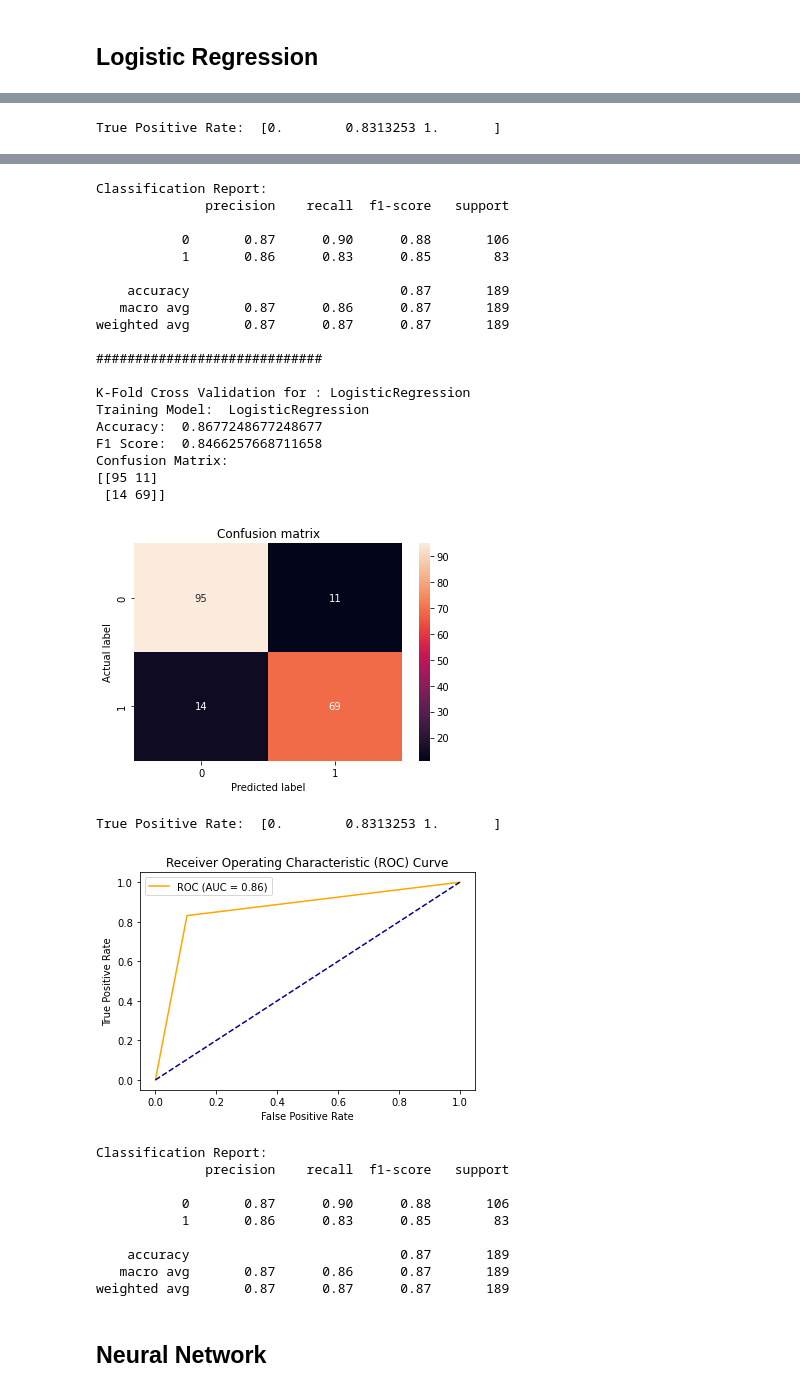
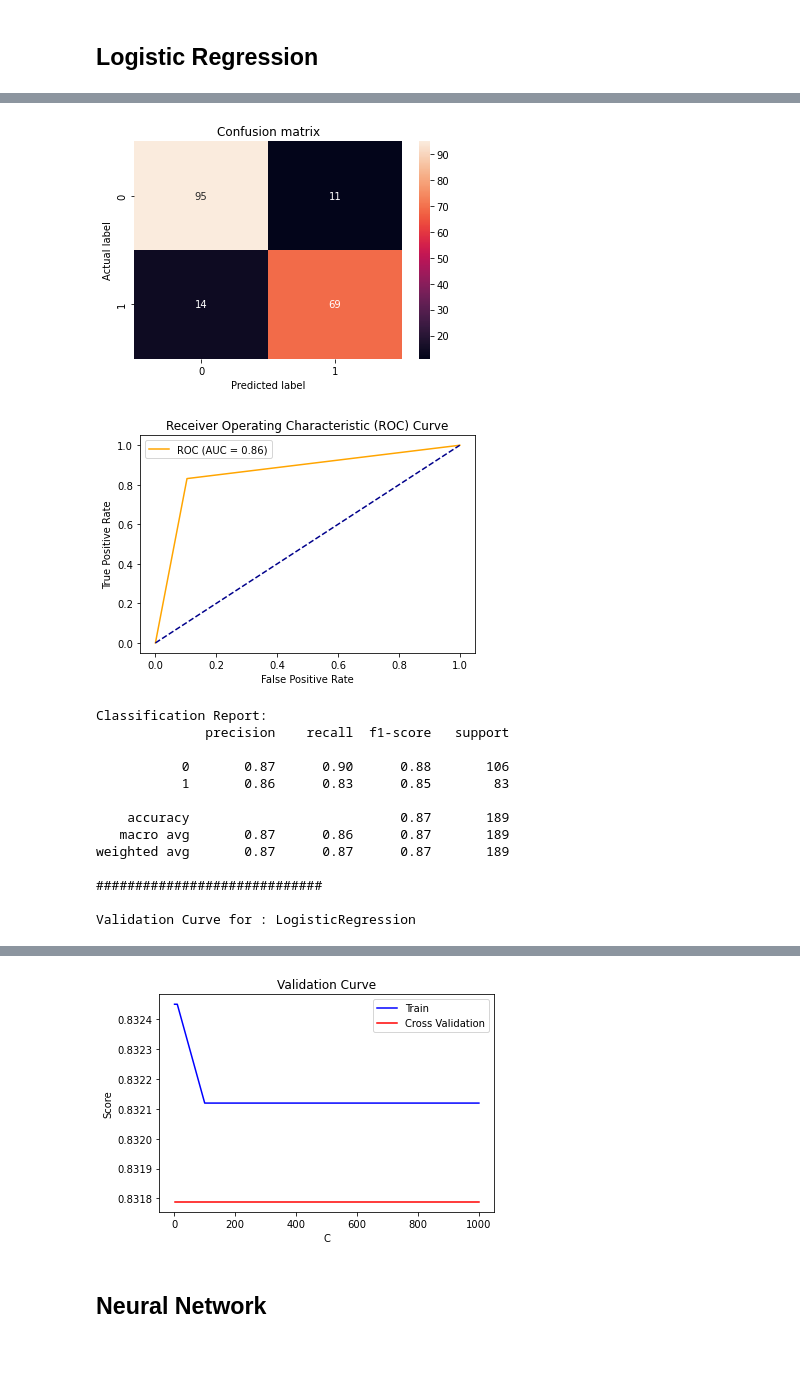
Before and after one commit to TheScorpoi/faa-mammographic, a Jupyter notebook: src/main.ipynb, the cells around one changed output, grey strips where cells are left out. Cells and saved outputs as stored; diff of their text form; code cells hidden in the pictures; blank space fills up the shorter version.

```diff
--- a/src/main.ipynb
+++ b/src/main.ipynb
@@ -202,8 +204,6 @@ def train(model, X_train, X_test, y_train, y_test ):
     # ROC Curve
     fpr, tpr, thresholds = roc_curve(y_test, y_pred)
 
-    print("True Positive Rate: ", tpr)
-
     plt.plot(fpr, tpr, color='orange', label='ROC (AUC = %0.2f)' % auc(fpr, tpr))
     plt.plot([0, 1], [0, 1], color='darkblue', linestyle='--')
     plt.xlabel('False Positive Rate')
@@ -227,6 +227,20 @@ def k_fold_cross_validation(model, k , X_train, y_train):
     kfold = KFold(n_splits=k, shuffle=True)
     scores = cross_validate(model, X_train, np.ravel(y_train), scoring="accuracy", cv=k, return_estimator=True)
     return scores["estimator"][np.argmax(scores["test_score"])]
+
+def validationCurve(parameter_list, parameter_name, X_train, y_train, model):
+    print("Validation Curve for :", model.__class__.__name__)
+    train_scores, valid_scores = validation_curve(model, X_train, np.ravel(y_train), param_name = parameter_name, param_range = parameter_list, cv=5, scoring="accuracy")
+    train_scores_mean = np.mean(train_scores, axis=1)
+    test_scores_mean = np.mean(valid_scores, axis=1)
+
+    plt.plot(parameter_list, train_scores_mean, label = "Train", color = 'b')
+    plt.plot(parameter_list, test_scores_mean, label = "Cross Validation", color = 'r')
+    plt.title("Validation Curve")
+    plt.xlabel(parameter_name)
+    plt.ylabel("Score")
+    plt.legend()
+    plt.show()
 # %% [markdown]
 ## Logistic Regression
 # %%
@@ -238,7 +252,7 @@ train(logisticRegression, X_train, X_test, y_train, y_test)
 print('#############################\n')
 
 logisticRegressionHyperTuned = LogisticRegression()
-parameters = [{'solver': ['liblinear'], 'max_iter': [100, 400, 800], 'C': [0.1, 1, 10, 50, 100, 1000], 'class_weight': ['balanced'], 'penalty': ['l1', 'l2']}]
+parameters = [{'solver': ['liblinear'], 'max_iter': [100, 500, 700], 'C': [1, 10, 50, 100, 1000], 'class_weight': ['balanced'], 'penalty': ['l1', 'l2']}]
 best_parameters = hyper_parameter(logisticRegressionHyperTuned, parameters, X_train, y_train)
 
 logisticRegressionHyperTuned.set_params(**best_parameters)
@@ -248,6 +262,10 @@ print('#############################\n')
 
 logisticRegressionKfmodel = k_fold_cross_validation(logisticRegressionHyperTuned, 5, X_train, y_train)
 train(logisticRegressionKfmodel, X_train, X_test, y_train, y_test)
+
+print('#############################\n')
+
+validationCurve(np.array([1, 10, 100, 500, 1000]), "C", X_train, y_train, logisticRegressionKfmodel)
 # %% [output]
 Logistic Regression - Base Model
 Training Model:  LogisticRegression
@@ -283 +320,15 @@ Confusion Matrix:
+[figure]
+[figure]
-True Positive Rate:  [0.        0.8313253 1.       ]
+Classification Report:
+              precision    recall  f1-score   support
+
+           0       0.87      0.90      0.88       106
+           1       0.86      0.83      0.85        83
+
+    accuracy                           0.87       189
+   macro avg       0.87      0.86      0.87       189
+weighted avg       0.87      0.87      0.87       189
+
+#############################
+
+Validation Curve for : LogisticRegression
@@ -285,34 +335,4 @@ True Positive Rate:  [0.        0.8313253 1.       ]
-Classification Report:
-              precision    recall  f1-score   support
-
-           0       0.87      0.90      0.88       106
-           1       0.86      0.83      0.85        83
-
-    accuracy                           0.87       189
-   macro avg       0.87      0.86      0.87       189
-weighted avg       0.87      0.87      0.87       189
-
-#############################
-
-K-Fold Cross Validation for : LogisticRegression
-Training Model:  LogisticRegression
-Accuracy:  0.8677248677248677
-F1 Score:  0.8466257668711658
-Confusion Matrix:
-[[95 11]
- [14 69]]
-[figure]
-True Positive Rate:  [0.        0.8313253 1.       ]
-[figure]
-Classification Report:
-              precision    recall  f1-score   support
-
-           0       0.87      0.90      0.88       106
-           1       0.86      0.83      0.85        83
-
-    accuracy                           0.87       189
-   macro avg       0.87      0.86      0.87       189
-weighted avg       0.87      0.87      0.87       189
+[figure, added]
 # %% [markdown]
 ## Neural Network
 # %%
```
Also changed, not shown: parts of 17 cells of this notebook, 1 other file.
